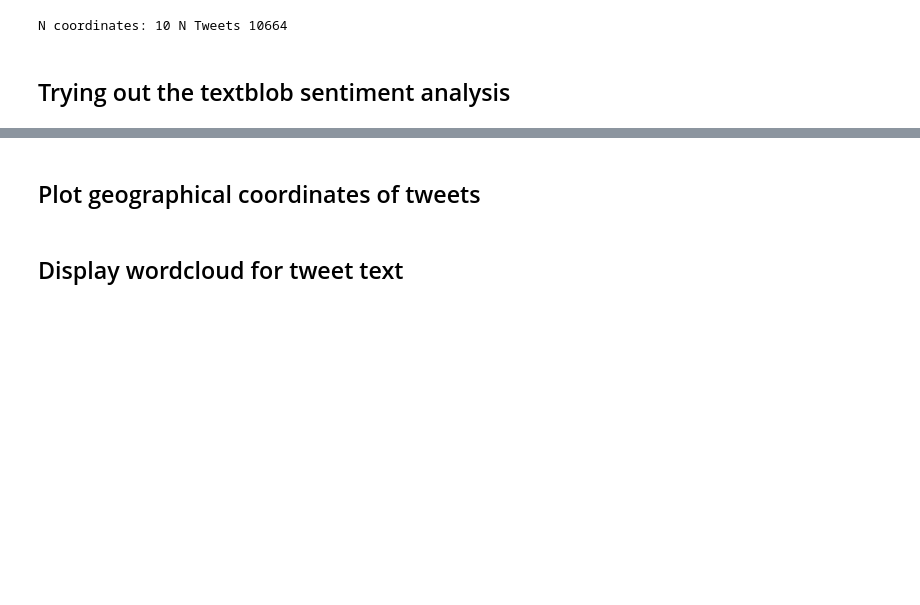
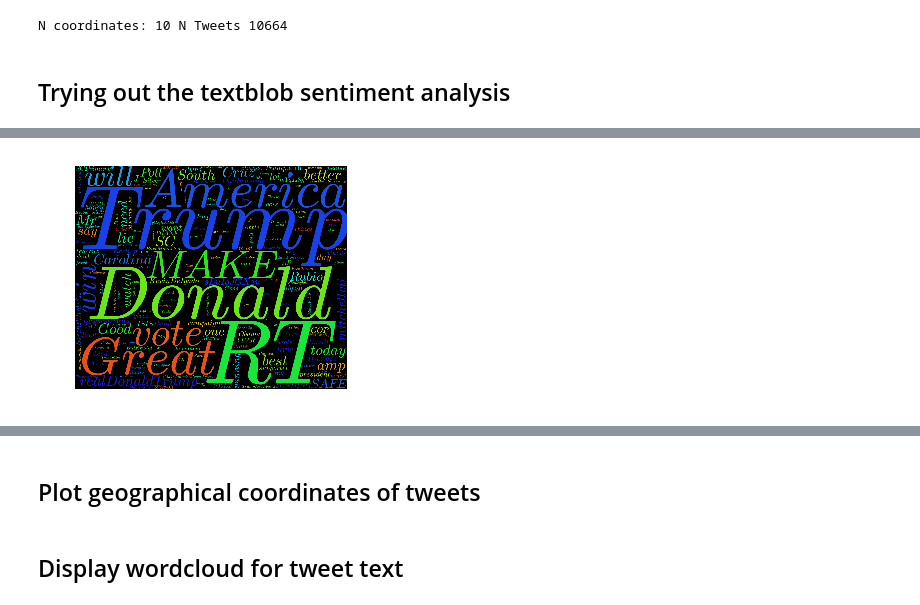
Before and after one commit to HoodPanther/pythoncode, a Jupyter notebook: tweetExplore.ipynb, the cells around one changed output, grey strips where cells are left out. Cells and saved outputs as stored; diff of their text form; code cells hidden in the pictures; blank space fills up the shorter version.

```diff
--- a/tweetExplore.ipynb
+++ b/tweetExplore.ipynb
@@ -169,0 +216,4 @@ makeWordcloud(tweetList)
+# %%
+tempwordcloud = makeWordcloud(store_tweet_pos_polarity[0])
+# %% [output]
+[figure, added]
```
Also changed, not shown: parts of 12 cells of this notebook, 1 other file.
